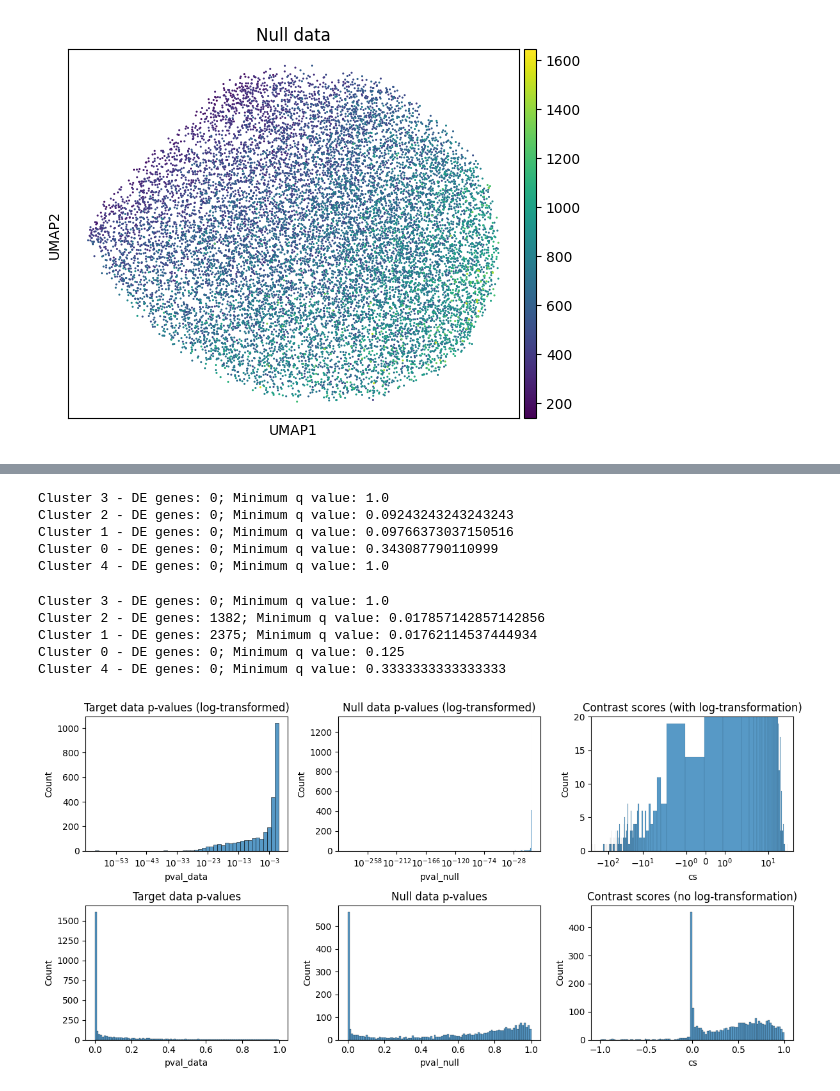
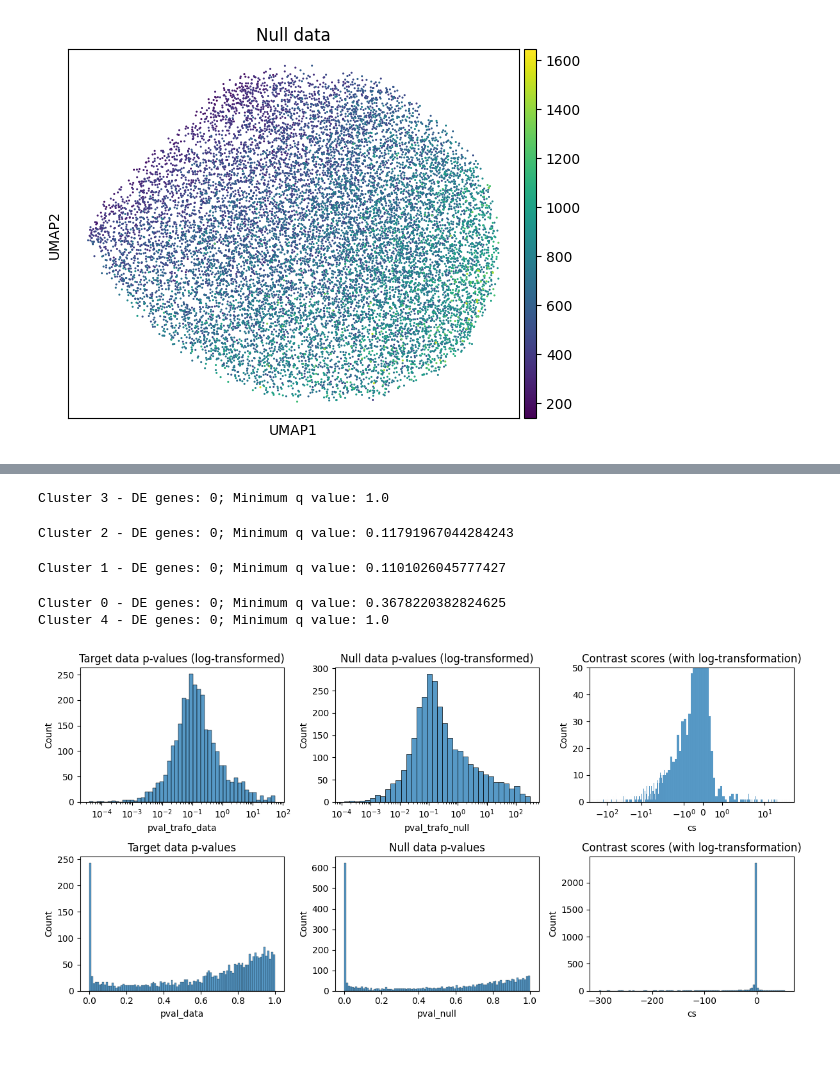
Before and after one commit to bio-datascience/BacSC, a Jupyter notebook: analysis/B_subt_Rosenthal/Bsub_damage_cluster_analysis.ipynb, the cells around one changed output, grey strips where cells are left out. Cells and saved outputs as stored; diff of their text form; code cells hidden in the pictures; blank space fills up the shorter version.

```diff
--- a/analysis/B_subt_Rosenthal/Bsub_damage_cluster_analysis.ipynb
+++ b/analysis/B_subt_Rosenthal/Bsub_damage_cluster_analysis.ipynb
@@ -246,4 +246,7 @@ plt.show()
 [figure]
 # %%
 data_null_gen.write(data_path + "/null_data_opt.h5ad")
+# %%
+data_null_gen = sc.read_h5ad(data_path + "/null_data_opt.h5ad")
+data_gene_nonzero = data_gene[:, data_null_gen.var_names].copy()
 # %%
@@ -278,12 +322,6 @@ plt.show()
-# %%
-X_null_gen_0 = data_null_gen.X[data_null_gen.obs["leiden"] == "0"]
-X_null_gen_1 = data_null_gen.X[data_null_gen.obs["leiden"] != "0"]
-
-pval_null_gen = pd.DataFrame({"pval_null": ranksums(X_null_gen_0, X_null_gen_1, alternative="two-sided").pvalue}, index=data_null_gen.var.index)
-
-clusters = data_gene.obs["leiden_opt"].unique()
 # %%
 importlib.reload(cd)
+clusters = data_gene.obs["leiden_opt"].unique()
 DEs_log_gen = {}
 pvals_log_gen = {}
 fdr = 0.05
@@ -291,7 +329,10 @@ fdr = 0.05
 for c in clusters:
     X_data_0 = data_gene_nonzero.X[data_gene_nonzero.obs["leiden_opt"] == c].copy()
     X_data_1 = data_gene_nonzero.X[data_gene_nonzero.obs["leiden_opt"] != c].copy()
-    p_data = pd.DataFrame({"pval_data": ranksums(X_data_0, X_data_1, alternative="two-sided").pvalue}, index=data_gene_nonzero.var.index)
+    pvals_data = ranksums(X_data_0, X_data_1, alternative="two-sided").pvalue
+    p_data = pd.DataFrame({"pval_data": pvals_data}, index=data_gene_nonzero.var.index)
+    pval_null_gen = pd.DataFrame({"pval_null": null_pvals_dict[best_split]}, index=data_null_gen.var.index)
+
     DE_TU, pval_TU = cd.call_de(p_data, pval_null_gen, FDR=fdr, correct=False, nlog=True)
     data_gene_nonzero.var[f"pval_cluster_{c}_gen"] = pval_TU["pval_data"]
     data_gene_nonzero.var[f"q_cluster_{c}_gen"] = pval_TU["q"]
@@ -302,61 +343,36 @@ for c in clusters:
     print(f"Cluster {c} - DE genes: {len(DEs_log_gen[c])}; Minimum q value: {np.min(pvals_log_gen[c]['q'])}")
 # %% [output]
 Cluster 3 - DE genes: 0; Minimum q value: 1.0
-Cluster 2 - DE genes: 0; Minimum q value: 0.09243243243243243
-Cluster 1 - DE genes: 0; Minimum q value: 0.09766373037150516
-Cluster 0 - DE genes: 0; Minimum q value: 0.343087790110999
-Cluster 4 - DE genes: 0; Minimum q value: 1.0
+Cluster 2 - DE genes: 0; Minimum q value: 0.11791967044284243
+Cluster 1 - DE genes: 0; Minimum q value: 0.1101026045777427
+Cluster 0 - DE genes: 0; Minimum q value: 0.3678220382824625
+Cluster 4 - DE genes: 0; Minimum q value: 1.0
-# %%
-DEs_gen = {}
-pvals_gen = {}
-fdr = 0.05
-
-for c in clusters:
-    X_data_0 = data_gene_nonzero.X[data_gene_nonzero.obs["leiden_opt"] == c].copy()
-    X_data_1 = data_gene_nonzero.X[data_gene_nonzero.obs["leiden_opt"] != c].copy()
-    p_data = pd.DataFrame({"pval_data": ranksums(X_data_0, X_data_1, alternative="two-sided").pvalue}, index=data_gene_nonzero.var.index)
-    DE_TU, pval_TU = cd.call_de(p_data, pval_null_gen, FDR=fdr, correct=False, nlog=False)
-    data_gene_nonzero.var[f"pval_cluster_{c}_gen"] = pval_TU["pval_data"]
-    data_gene_nonzero.var[f"q_cluster_{c}_gen"] = pval_TU["q"]
-    data_gene_nonzero.var[f"DE_cluster_{c}_gen"] = (data_gene_nonzero.var[f"q_cluster_{c}_gen"] < fdr)
-
-    DEs_gen[c] = DE_TU
-    pvals_gen[c] = pval_TU
-    print(f"Cluster {c} - DE genes: {len(DEs_gen[c])}; Minimum q value: {np.min(pvals_gen[c]['q'])}")
-# %% [output]
-Cluster 3 - DE genes: 0; Minimum q value: 1.0
-Cluster 2 - DE genes: 1382; Minimum q value: 0.017857142857142856
-Cluster 1 - DE genes: 2375; Minimum q value: 0.01762114537444934
-Cluster 0 - DE genes: 0; Minimum q value: 0.125
-Cluster 4 - DE genes: 0; Minimum q value: 0.3333333333333333
 # %%
-c = "1"
+c = "4"
 
 fig, ax = plt.subplots(2, 3, figsize=(12,6))
-sns.histplot(pvals_log_gen[c], x="pval_data", ax=ax[0,0], log_scale=True)
+sns.histplot(pvals_log_gen[c], x="pval_trafo_data", ax=ax[0,0], log_scale=True)
 ax[0,0].set_title("Target data p-values (log-transformed)")
-sns.histplot(pvals_log_gen[c], x="pval_null", ax=ax[0,1], log_scale=True)
+sns.histplot(pvals_log_gen[c], x="pval_trafo_null", ax=ax[0,1], log_scale=True)
 ax[0,1].set_title("Null data p-values (log-transformed)")
 
 sns.histplot(pvals_log_gen[c], x="cs", ax=ax[0,2])
 ax[0,2].set_title("Contrast scores (with log-transformation)")
-ax[0,2].set(xscale="symlog",
-            ylim=(0, 20)
-            )
+ax[0,2].set(xscale="symlog", ylim=(0, 50))
 
-sns.histplot(pvals_gen[c], x="pval_data", ax=ax[1,0], bins=100)
+sns.histplot(pvals_log_gen[c], x="pval_data", ax=ax[1,0], bins=100)
 ax[1,0].set_title("Target data p-values")
-sns.histplot(pvals_gen[c], x="pval_null", ax=ax[1,1], bins=100)
+sns.histplot(pvals_log_gen[c], x="pval_null", ax=ax[1,1], bins=100)
 ax[1,1].set_title("Null data p-values")
 
-sns.histplot(pvals_gen[c], x="cs", ax=ax[1,2], bins=100)
-ax[1,2].set_title("Contrast scores (no log-transformation)")
+sns.histplot(pvals_log_gen[c], x="cs", ax=ax[1,2], bins=100)
+ax[1,2].set_title("Contrast scores (with log-transformation)")
 
 
 plt.tight_layout()
 plt.show()
 # %% [output]
-[figure, old version]
+[figure, new version]
 # %%
 for c in clusters:
     print(f"cluster {c}")
```
Also changed, not shown: parts of 12 cells of this notebook, 20 other files.
